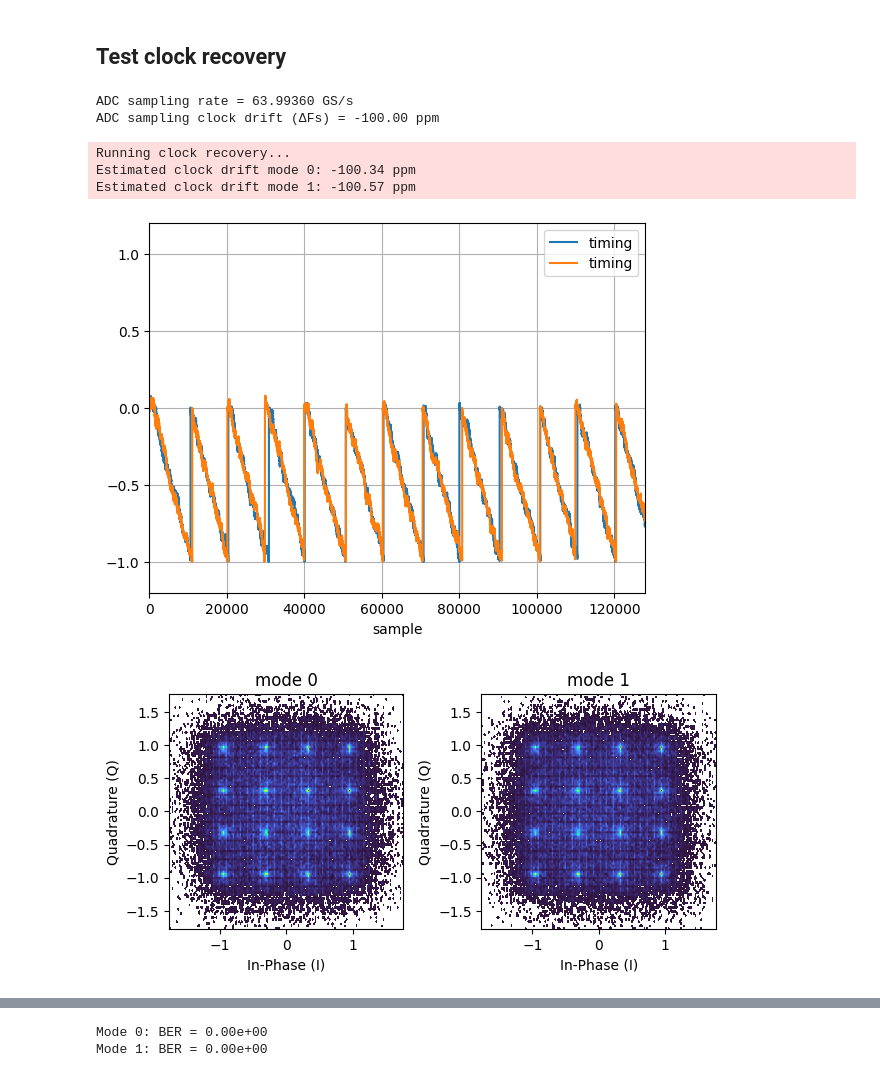
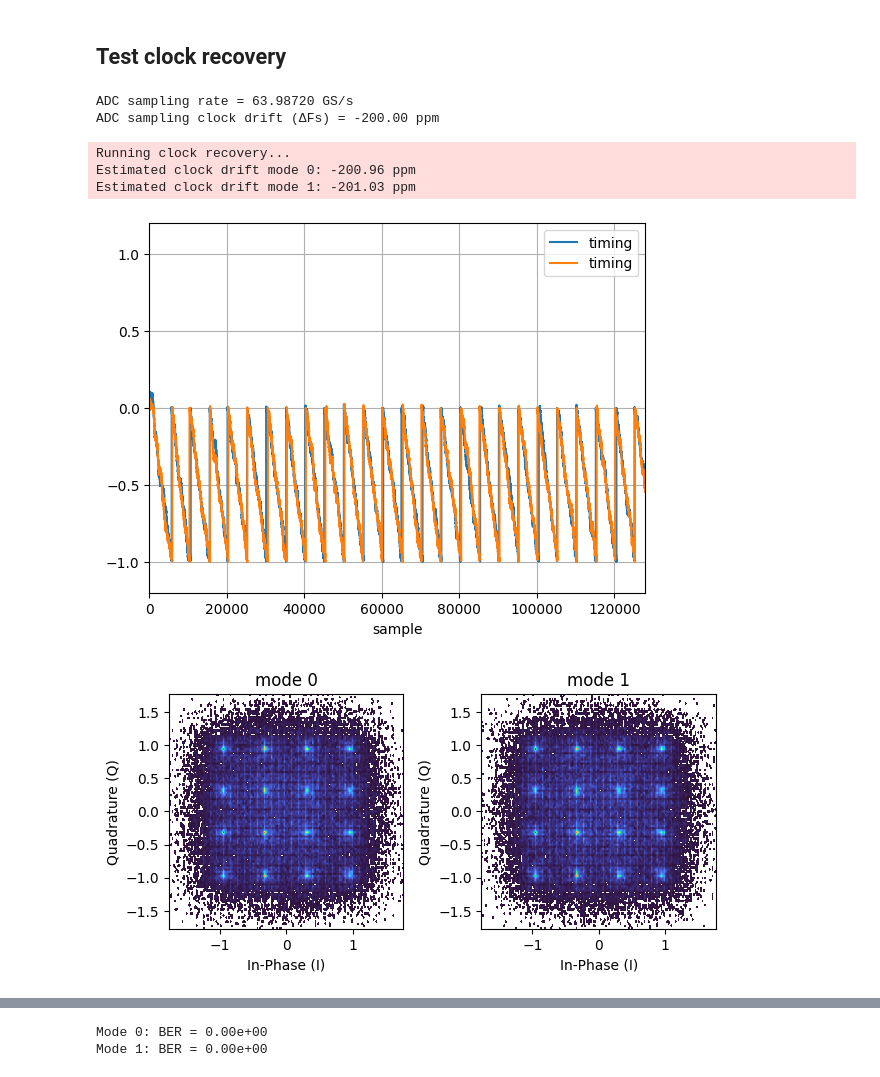
Before and after one commit to edsonportosilva/OptiCommPy, a Jupyter notebook: examples/test_clockRecovery.ipynb, the cells around one changed output, grey strips where cells are left out. Drawn from its saved outputs; the diff is of its cells as text; code cells hidden in the pictures.

```diff
--- a/examples/test_clockRecovery.ipynb
+++ b/examples/test_clockRecovery.ipynb
@@ -38,7 +35,7 @@ M = 16            # order of the modulation format
 Rs = 32e9         # Symbol rate (for OOK case Rs = Rb)
 Fs = SpS*Rs       # Sampling frequency in samples/second
 Ts = 1/Fs         # Sampling period
-ppm = -100        # Deviation of the ADC sampling rate in ppm
+ppm = -200        # Deviation of the ADC sampling rate in ppm
 
 # generate pseudo-random bit sequence
 bitsTx = np.random.randint(2, size=int(np.log2(M)*128e3))
@@ -82,36 +79,36 @@ paramCLKREC = parameters()
 paramCLKREC.isNyquist = True
 paramCLKREC.returnTiming = True
 paramCLKREC.ki = 1e-6
 paramCLKREC.kp = 5e-3
 paramCLKREC.maxPPM = ppm
 
 outCLK, ted_values = gardnerClockRecovery(sigRx, paramCLKREC)
 
 # plot curve of estimated timmig error over time
 plt.figure()
 plt.plot(ted_values, label = 'timing')
 plt.xlabel('sample')
 plt.grid()
 plt.xlim([0, len(sigRx)])
 plt.ylim([-1.2, 1.2])
 plt.legend()
 
 # plot received constellations without and with clock recovery
 discard = 5000
 pconst(sigRx[discard::2], pType='fancy');
 pconst(outCLK[discard::2],pType='fancy');
 
 # Check BER
 symbRx = outCLK[0::2,:].copy()
 BER, _, _ = fastBERcalc(symbRx[discard:-discard,:], symbTx[discard:-discard,:], M, 'qam')
 
 for indMode in range(BER.shape[0]):
     print(f'Mode {indMode}: BER = {BER[indMode]:.2e}')
 # %% [output]
-ADC sampling rate = 63.99360 GS/s
-ADC sampling clock drift (ΔFs) = -100.00 ppm
+ADC sampling rate = 63.98720 GS/s
+ADC sampling clock drift (ΔFs) = -200.00 ppm
 Running clock recovery...
-Estimated clock drift mode 0: -100.34 ppm
-Estimated clock drift mode 1: -100.57 ppm
+Estimated clock drift mode 0: -200.96 ppm
+Estimated clock drift mode 1: -201.03 ppm
-[figure, old version]
+[figure, new version]
-[figure, old version]
+[figure, new version]
```
Also changed, not shown: parts of 3 cells of this notebook.
